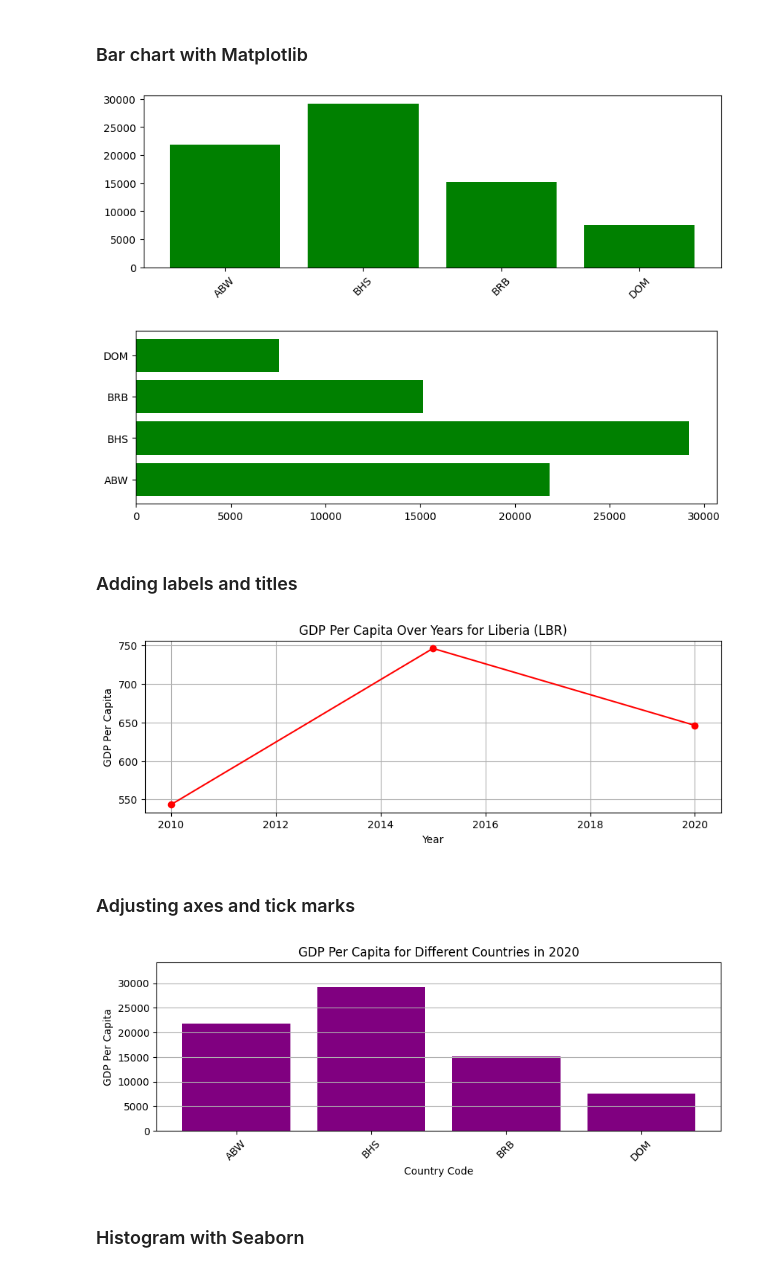
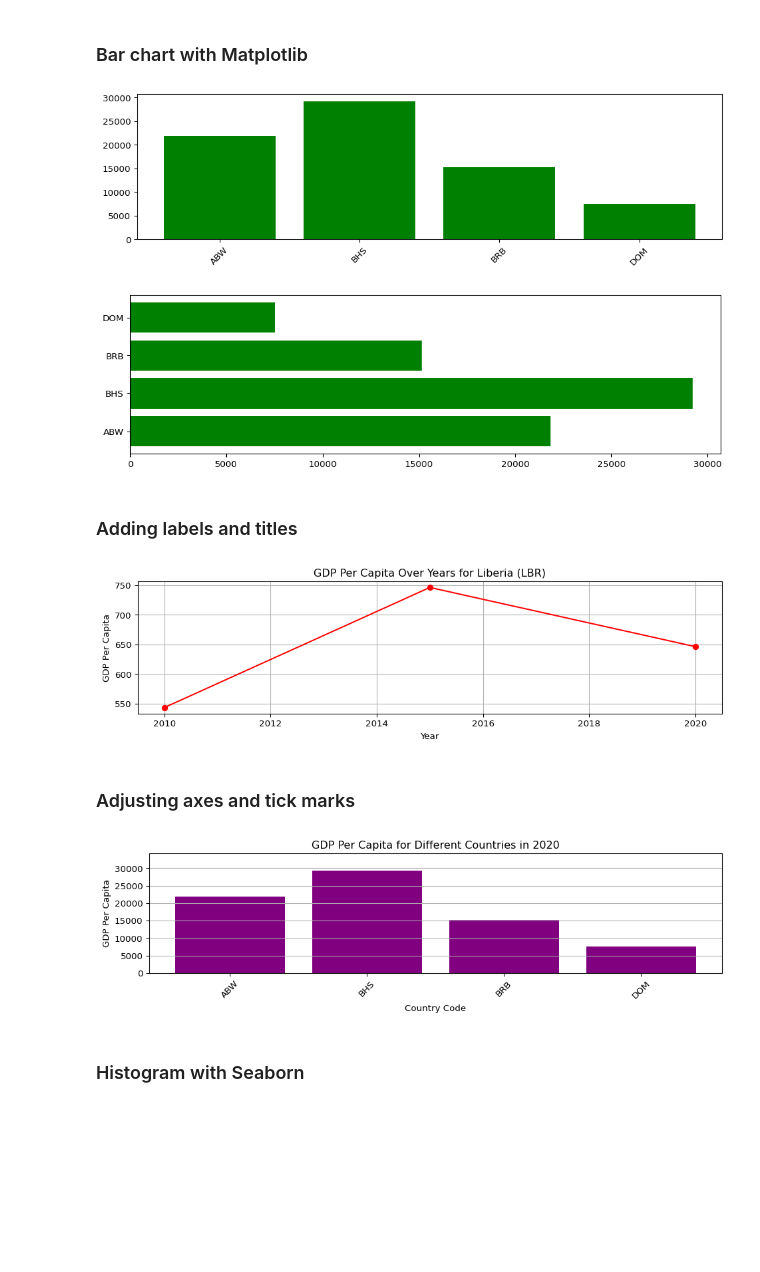
Before and after one commit to ismayc/oreilly-genai-powered-data-analysis-with-python, a Jupyter notebook: exercises_solutions.ipynb, the cells around one changed output. Cells and saved outputs as stored; diff of their text form; code cells hidden in the pictures; blank space fills up the shorter version.

```diff
--- a/exercises_solutions.ipynb
+++ b/exercises_solutions.ipynb
@@ -780,25 +615,27 @@ plt.show();
 # %%
 # Filter data for Caribbean countries and the year 2020
 caribbean_countries = ['ABW', 'BHS', 'BRB', 'DOM']
 data_2020_caribbean = economies[(economies['year'] == 2020) & (economies['code'].isin(caribbean_countries))]
 
 # Bar chart of gdp_percapita for different Caribbean countries in 2020
 plt.figure(figsize=(10, 3))
 plt.bar(x=data_2020_caribbean['code'],
         height=data_2020_caribbean['gdp_percapita'],
         color='g')
 plt.xticks(rotation=45);
+plt.tight_layout()
 plt.show();
 
 # Horizontal version
 plt.figure(figsize=(10, 3))
 plt.barh(y=data_2020_caribbean['code'],
          width=data_2020_caribbean['gdp_percapita'],
          color='g')
+plt.tight_layout()
 plt.show();
 # %% [output]
-[figure, old version]
+[figure, new version]
-[figure, old version]
+[figure, new version]
 # %% [markdown]
 ### Adding labels and titles
 # %%
@@ -812,9 +649,10 @@ plt.xlabel('Year');
 plt.ylabel('GDP Per Capita');
 plt.title('GDP Per Capita Over Years for Liberia (LBR)');
 plt.grid(True);
+plt.tight_layout()
 plt.show();
 # %% [output]
-[figure, old version]
+[figure, new version]
 # %% [markdown]
 ### Adjusting axes and tick marks
 # %%
@@ -834,9 +672,10 @@ plt.xticks(rotation=45);
 plt.yticks(range(0, int(max(data_2020_caribbean['gdp_percapita']) + 5000), 5000));
 
 plt.grid(axis='y')
+plt.tight_layout()
 plt.show();
 # %% [output]
-[figure, old version]
+[figure, new version]
 # %% [markdown]
 ### Histogram with Seaborn
 # %%
```
Also changed, not shown: parts of 70 cells of this notebook, 10 other files.
